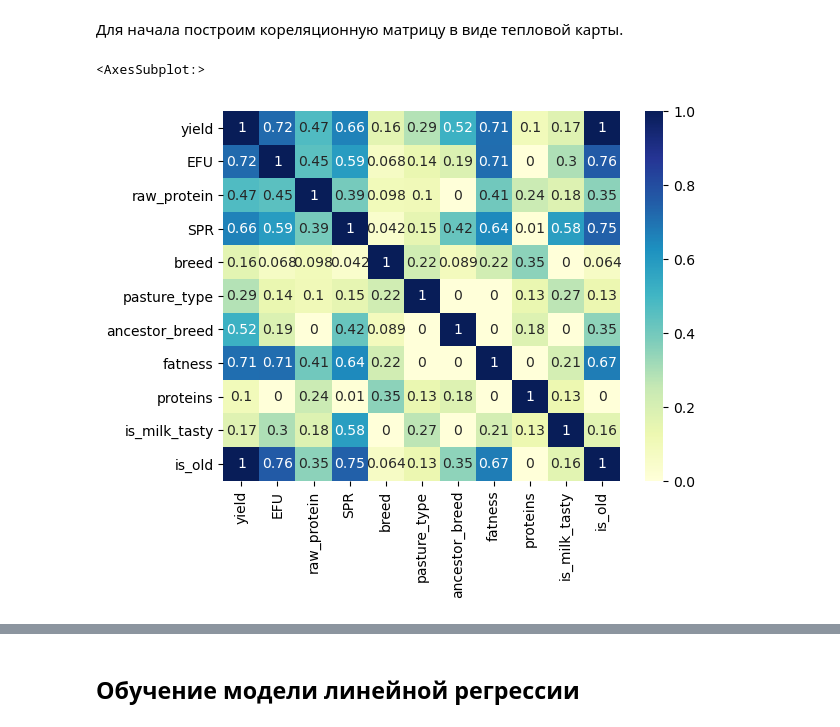
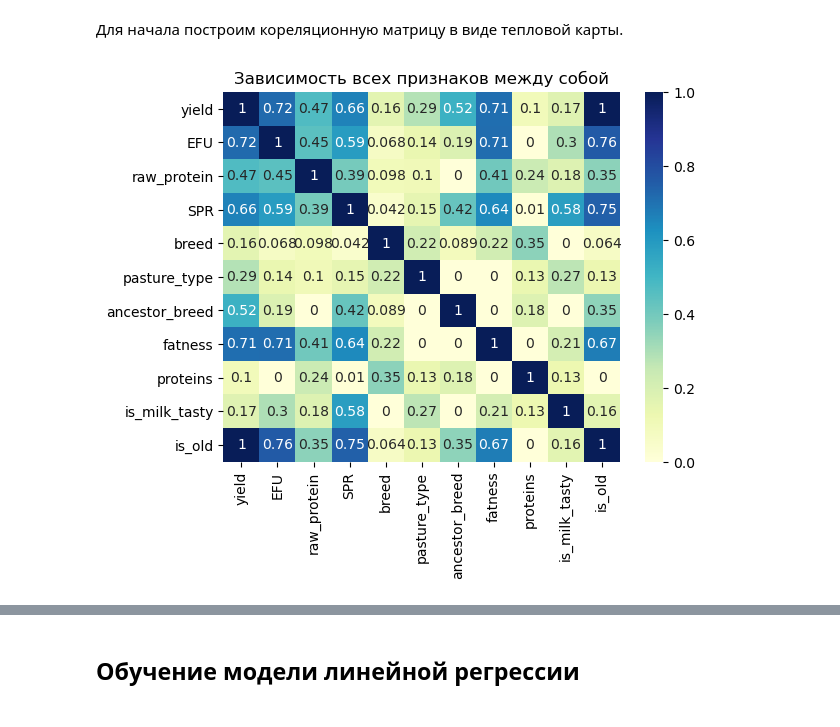
Before and after one commit to EvanderLatine/DS_Practicum, a Jupyter notebook: Ferm_Predictions/research.ipynb, the cells around one changed output, grey strips where cells are left out. Saved outputs shown, nothing was run; the diff lists cells and outputs as text; code cells hidden in the pictures.

```diff
--- a/Ferm_Predictions/research.ipynb
+++ b/Ferm_Predictions/research.ipynb
@@ -702,7 +703,10 @@ plt.show()
 # %% [markdown]
 Для начала построим кореляционную матрицу в виде тепловой карты.
 # %%
-sns.heatmap(own_herd.drop("id", axis = 1).phik_matrix(interval_cols = ["yield", "EFU", "raw_protein", "SPR", "fatness", "proteins"]), cmap = "YlGnBu", annot = True)
+ax = plt.axes()
+phi_k = own_herd.drop("id", axis = 1).phik_matrix(interval_cols = ["yield", "EFU", "raw_protein", "SPR", "fatness", "proteins"])
+sns.heatmap(phi_k, cmap = "YlGnBu", annot = True)
+ax.set_title('Зависимость всех признаков между собой')
+plt.show()
 # %% [output]
-<AxesSubplot:>
-[figure, old version]
+[figure, new version]
```
Also changed, not shown: parts of 8 cells of this notebook.
